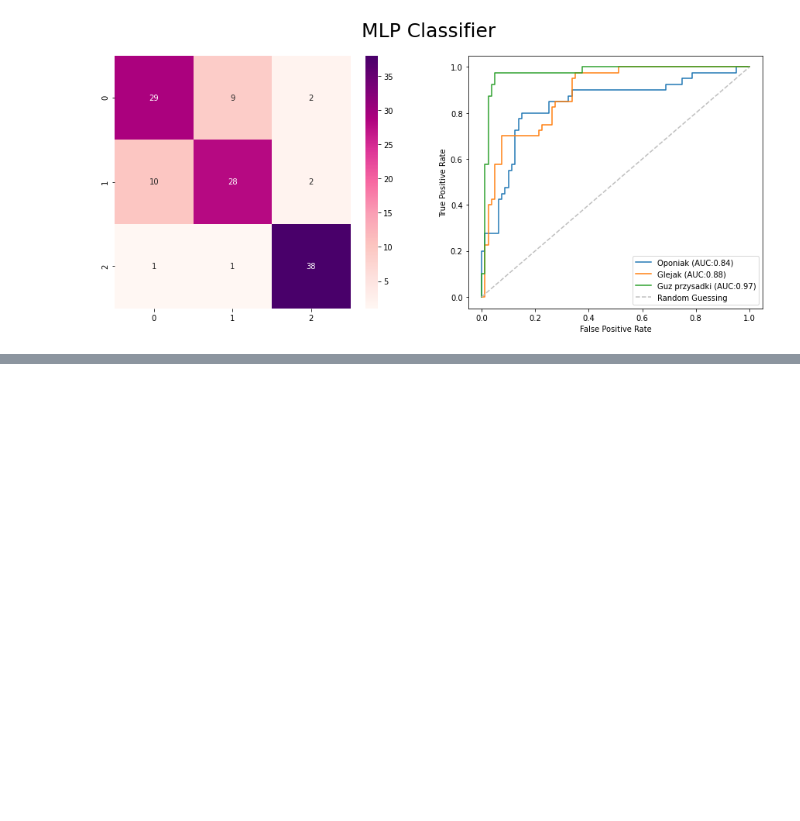
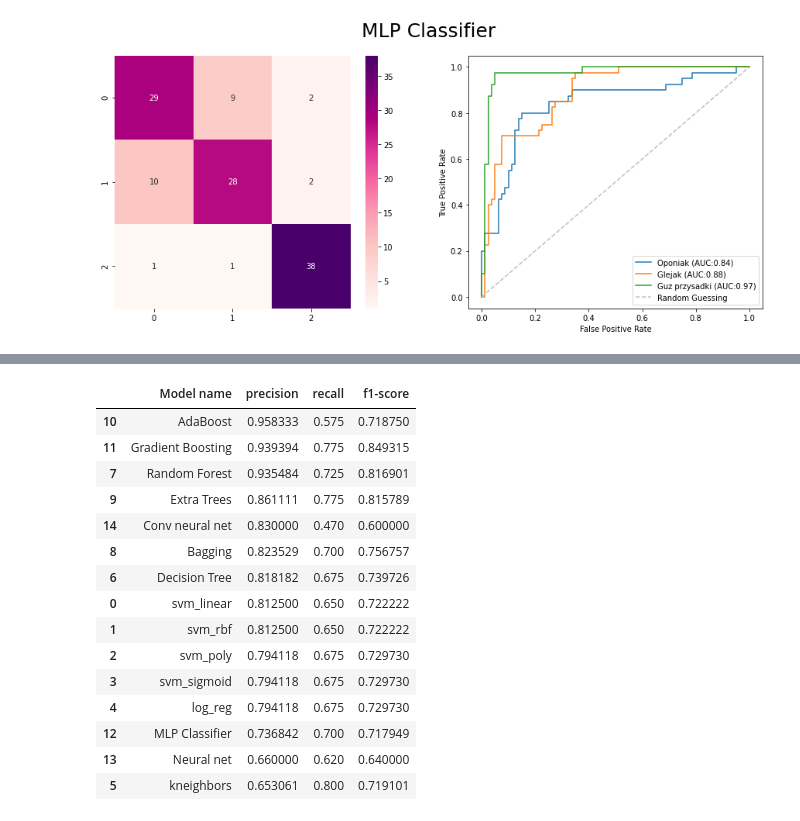
Before and after one commit to hjaremko/psi-projekt, a Jupyter notebook: 2_classic.ipynb, the cells around one changed output, grey strips where cells are left out. Cells and saved outputs as stored; diff of their text form; code cells hidden in the pictures; blank space fills up the shorter version.

```diff
--- a/2_classic.ipynb
+++ b/2_classic.ipynb
@@ -638,0 +712,19 @@ ROC AUC score: 0.8975
+# %%
+class_1_results.sort_values(by=['precision'], ascending=False)
+# %% [output]
+|  | Model name | precision | recall | f1-score |
+| 10 | AdaBoost | 0.958333 | 0.575 | 0.718750 |
+| 11 | Gradient Boosting | 0.939394 | 0.775 | 0.849315 |
+| 7 | Random Forest | 0.935484 | 0.725 | 0.816901 |
+| 9 | Extra Trees | 0.861111 | 0.775 | 0.815789 |
+| 14 | Conv neural net | 0.830000 | 0.470 | 0.600000 |
+| 8 | Bagging | 0.823529 | 0.700 | 0.756757 |
+| 6 | Decision Tree | 0.818182 | 0.675 | 0.739726 |
+| 0 | svm_linear | 0.812500 | 0.650 | 0.722222 |
+| 1 | svm_rbf | 0.812500 | 0.650 | 0.722222 |
+| 2 | svm_poly | 0.794118 | 0.675 | 0.729730 |
+| 3 | svm_sigmoid | 0.794118 | 0.675 | 0.729730 |
+| 4 | log_reg | 0.794118 | 0.675 | 0.729730 |
+| 12 | MLP Classifier | 0.736842 | 0.700 | 0.717949 |
+| 13 | Neural net | 0.660000 | 0.620 | 0.640000 |
+| 5 | kneighbors | 0.653061 | 0.800 | 0.719101 |
```
Also changed, not shown: parts of 13 cells of this notebook.
